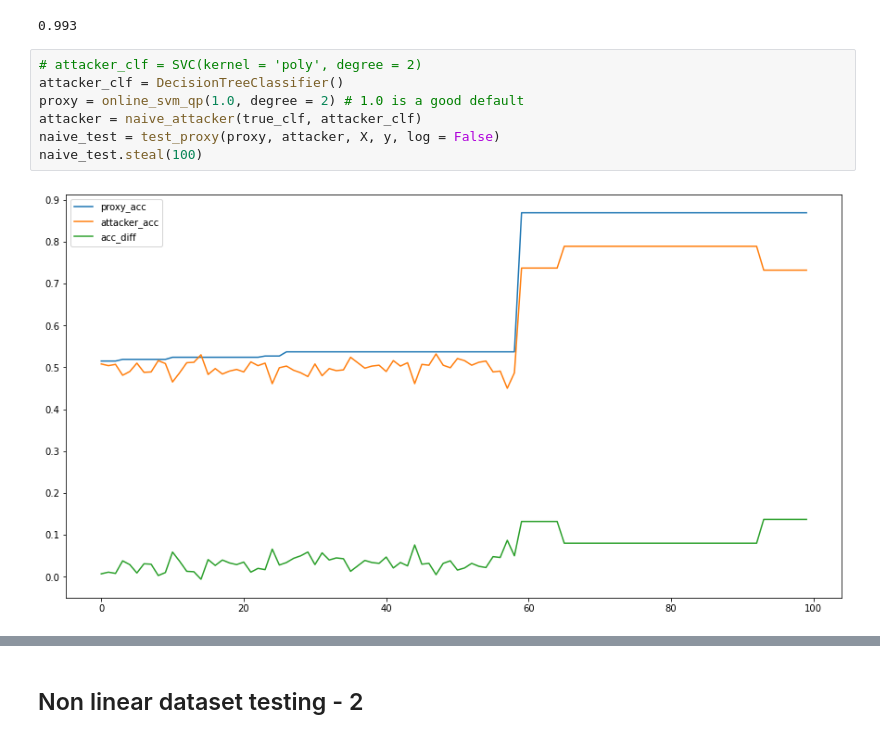
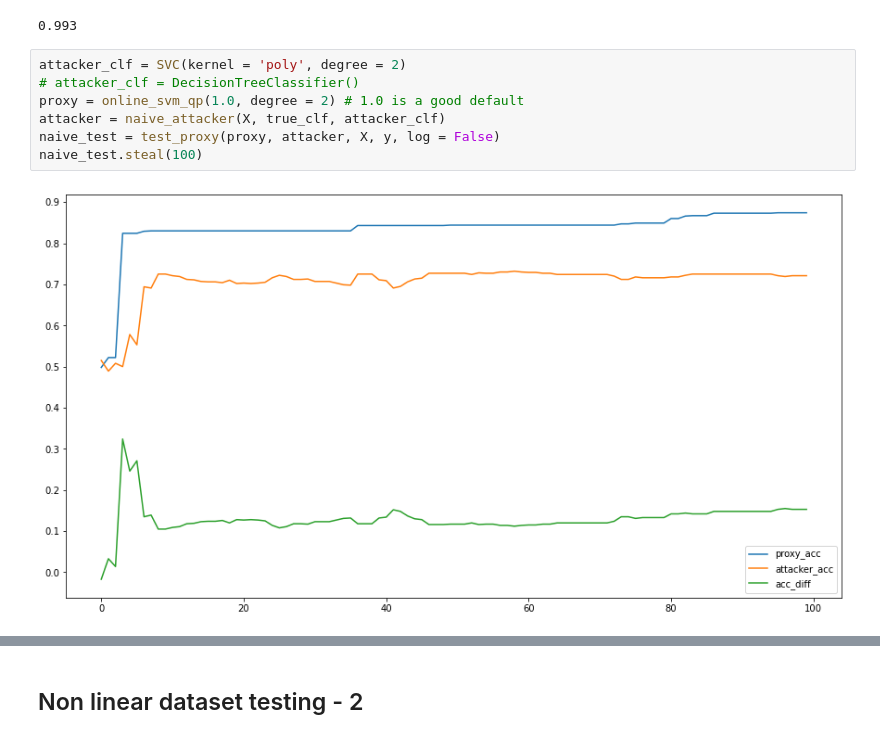
Before and after one commit to jonathanvevance/model_security, a Jupyter notebook: privacy_tests.ipynb, the cells around one changed output, grey strips where cells are left out. Drawn from its saved outputs; the diff is of its cells as text.

Commit message:
naive attacker multidim support

```diff
--- a/privacy_tests.ipynb
+++ b/privacy_tests.ipynb
@@ -119,14 +143,14 @@ print(accuracy_score(true_clf.predict(X), y))
 [figure]
 0.993
 # %%
-# attacker_clf = SVC(kernel = 'poly', degree = 2)
-attacker_clf = DecisionTreeClassifier()
+attacker_clf = SVC(kernel = 'poly', degree = 2)
+# attacker_clf = DecisionTreeClassifier()
 proxy = online_svm_qp(1.0, degree = 2) # 1.0 is a good default
-attacker = naive_attacker(true_clf, attacker_clf)
+attacker = naive_attacker(X, true_clf, attacker_clf)
 naive_test = test_proxy(proxy, attacker, X, y, log = False)
 naive_test.steal(100)
 # %% [output]
-[figure, old version]
+[figure, new version]
 # %%
 proxy.X_retained.shape
 # %% [output]
```
Also changed, not shown: parts of 10 cells of this notebook, 1 other file.
